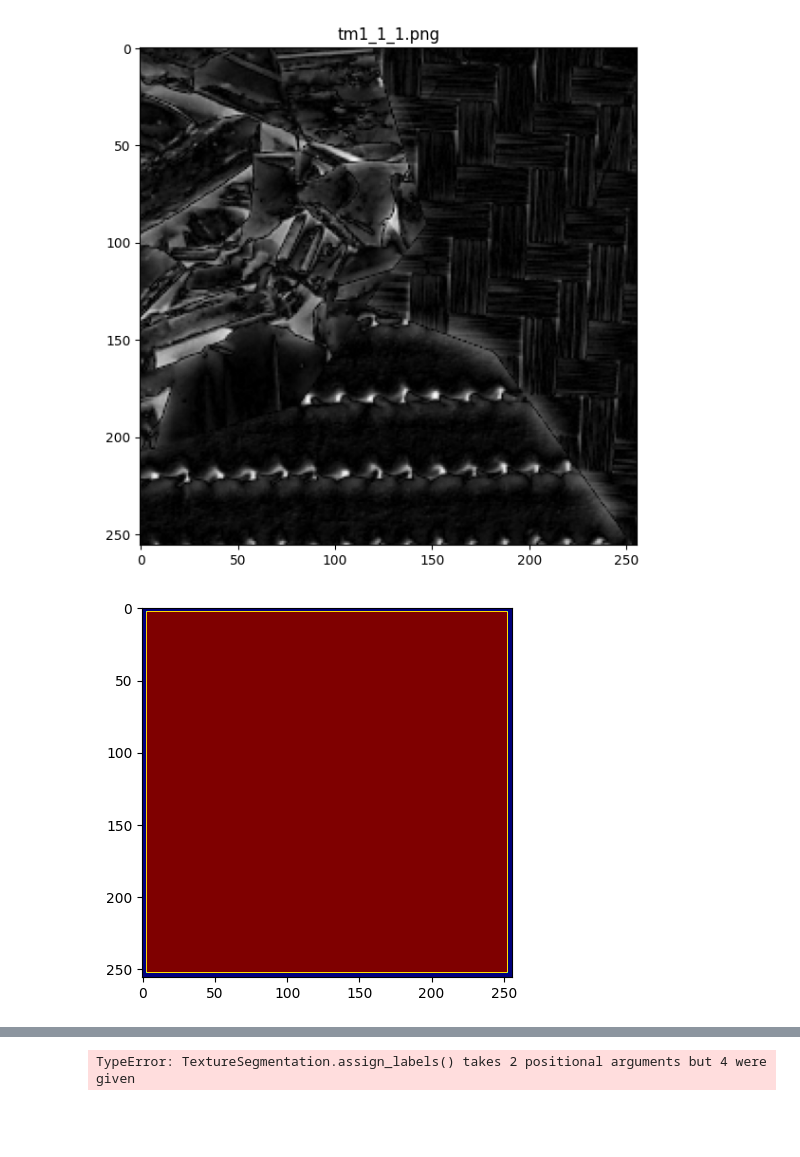
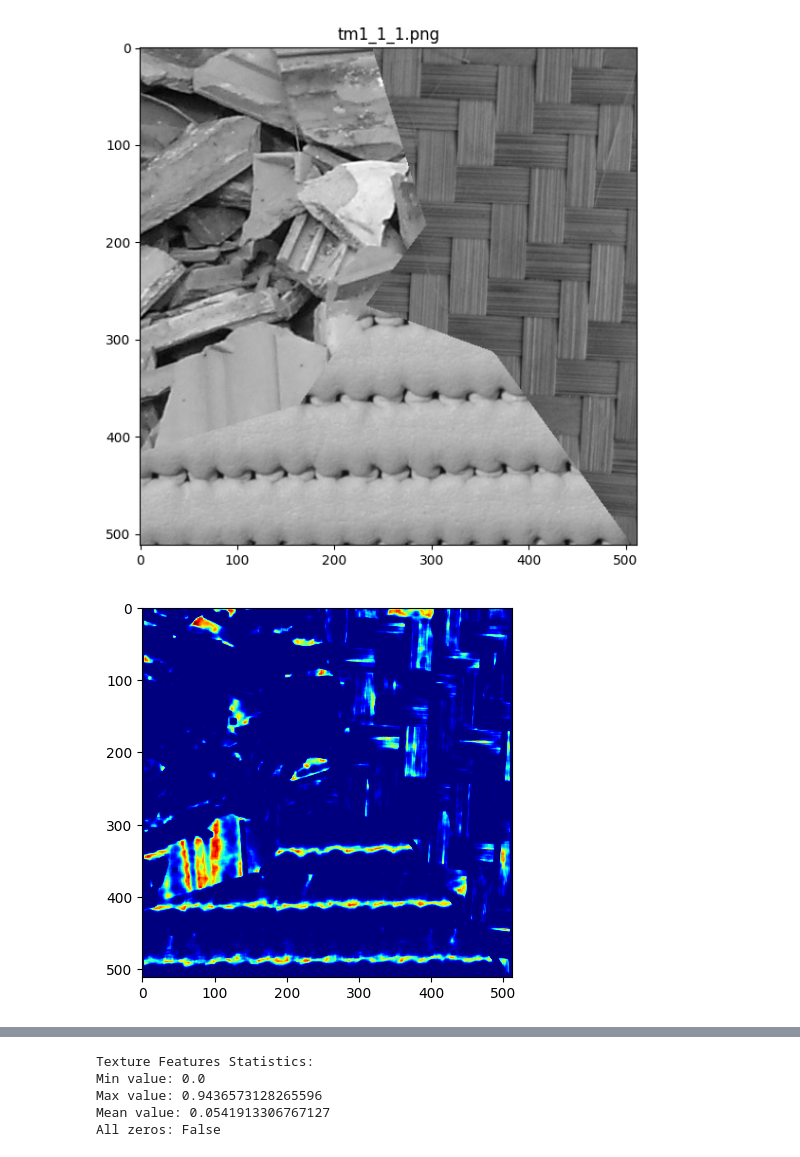
Before and after one commit to dmytro-varich/Texture-Segmentation-App, a Jupyter notebook: segmentation_main.ipynb, the cells around one changed output, grey strips where cells are left out. Cells and saved outputs as stored; diff of their text form; code cells hidden in the pictures; blank space fills up the shorter version.

```diff
--- a/segmentation_main.ipynb
+++ b/segmentation_main.ipynb
@@ -259,7 +252,7 @@ class TextureSegmentation:
 
         # Apply Gaussian blur if sigma is provided (None means no blur)
         if sigma is not None:
-            blurred = gaussian(image, sigma=7)
+            blurred = gaussian(image, sigma=sigma)
             image = np.abs(image - blurred)
 
         return image
@@ -497,7 +490,7 @@ class TextureSegmentation:
         # Iterate over each patch and compute texture features
         for idx, patch in enumerate(patch_vectors):
             # Calculate the row and column for the center of the patch
-            row = (idx // (height - patch_size[1] + 1)) + offset_h
+            row = (idx // (width - patch_size[1] + 1)) + offset_h
             col = (idx % (width - patch_size[1] + 1)) + offset_w
 
             # Calculate similarity of the patch with each PRP centroid
@@ -531,11 +524,11 @@ class TextureSegmentation:
         img = np.uint8(img)
         plt.imshow(img, cmap='jet')
         plt.show()
-        # print("Texture Features Statistics:")
-        # print(f"Min value: {np.min(texture_map)}")
-        # print(f"Max value: {np.max(texture_map)}")
-        # print(f"Mean value: {np.mean(texture_map)}")
-        # print(f"All zeros: {np.all(texture_map == 0)}")
+        print("Texture Features Statistics:")
+        print(f"Min value: {np.min(texture_map)}")
+        print(f"Max value: {np.max(texture_map)}")
+        print(f"Mean value: {np.mean(texture_map)}")
+        print(f"All zeros: {np.all(texture_map == 0)}")
 
         # Применение функционала Мамфорда-Шаха
         solver = AmbrosioTortorelliMinimizer(texture_map, iterations=iterations)
@@ -648,9 +641,9 @@ def main(directory):
     TextureSegmentation.show_images(images, rows=rows, cols=cols, figsize=figsize, cmap='gray')
 
     # Preprocess images
-    resize_shape = (256, 256)
+    resize_shape = None
     normalize = True
-    sigma = 0.3
+    sigma = None
     for key, image in images.items():
         images[key] = TextureSegmentation.preprocess_image(image,
                                                            resize_shape=resize_shape,
@@ -665,47 +658,47 @@ def main(directory):
     patch_size = (7, 7)
     for key, image in images.items():
         patches[key] = TextureSegmentation.extract_patches(image, patch_size=patch_size)
-
+    # print(patches)
     # Cluster patches to find PRP (Principal Representative Patterns)
     max_clusters = 3
     n_components = None
     prp_centroids: np.ndarray = TextureSegmentation.cluster_patches(patches,
                                                                     max_clusters=max_clusters,
                                                                     n_components=n_components,
                                                                     find_optimal_clusters=False)
-
+    # print(f"PRP centroids: {prp_centroids}")
     # Segment the images by extracting texture features and using the Mumford-Shah
     segmented_images, edges = dict(), dict()
-    sigma = 0.3
+    sigma = 0.1
     iterations = 1
     for key, image in images.items():
         segmented_images[key], edges[key] = TextureSegmentation.segmentation(image, prp_centroids,
                                                                             patch_size=patch_size,
                                                                             sigma=sigma,
                                                                             iterations=iterations)
 
-    # Display the segmented images and edges
-    TextureSegmentation.show_images(segmented_images, figsize=figsize, rows=rows, cols=cols, cmap=None)
-    TextureSegmentation.show_images(edges, figsize=figsize, rows=rows, cols=cols, cmap=None)
+    # # Display the segmented images and edges
+    # TextureSegmentation.show_images(segmented_images, figsize=figsize, rows=rows, cols=cols, cmap=None)
+    # TextureSegmentation.show_images(edges, figsize=figsize, rows=rows, cols=cols, cmap=None)
 
-    # Assign labels to the segmented images
-    labels = dict()
-    sigma = 0.1
-    for key, segmented_image in segmented_images.items():
-        labels[key] = TextureSegmentation.assign_labels(segmented_image, prp_centroids,
-                                                        patch_size=patch_size,
-                                                        sigma=sigma)
+    # # Assign labels to the segmented images
+    # labels = dict()
+    # sigma = 0.1
+    # for key, segmented_image in segmented_images.items():
+    #     labels[key] = TextureSegmentation.assign_labels(segmented_image, prp_centroids,
+    #                                                     patch_size=patch_size,
+    #                                                     sigma=sigma)
 
-    # Display the labels
-    TextureSegmentation.show_images(labels, figsize=figsize, rows=rows, cols=cols, cmap='tab20')
+    # # Display the labels
+    # TextureSegmentation.show_images(labels, figsize=figsize, rows=rows, cols=cols, cmap='tab20')
 
     # Save the segmented images to the output directory
     # TextureSegmantation.save_segmented_images('output', {})
 
 if __name__ == '__main__':
     directory = 'data/'
     main(directory)
 # %% [output]
 [figure]
-[figure, old version]
+[figure, new version]
-[figure, old version]
+[figure, new version]
@@ -714 +705,5 @@ if __name__ == '__main__':
-TypeError: TextureSegmentation.assign_labels() takes 2 positional arguments but 4 were given
+Texture Features Statistics:
+Min value: 0.0
+Max value: 0.9436573128265596
+Mean value: 0.0541913306767127
+All zeros: False
```
Also changed, not shown: parts of 2 cells of this notebook.
